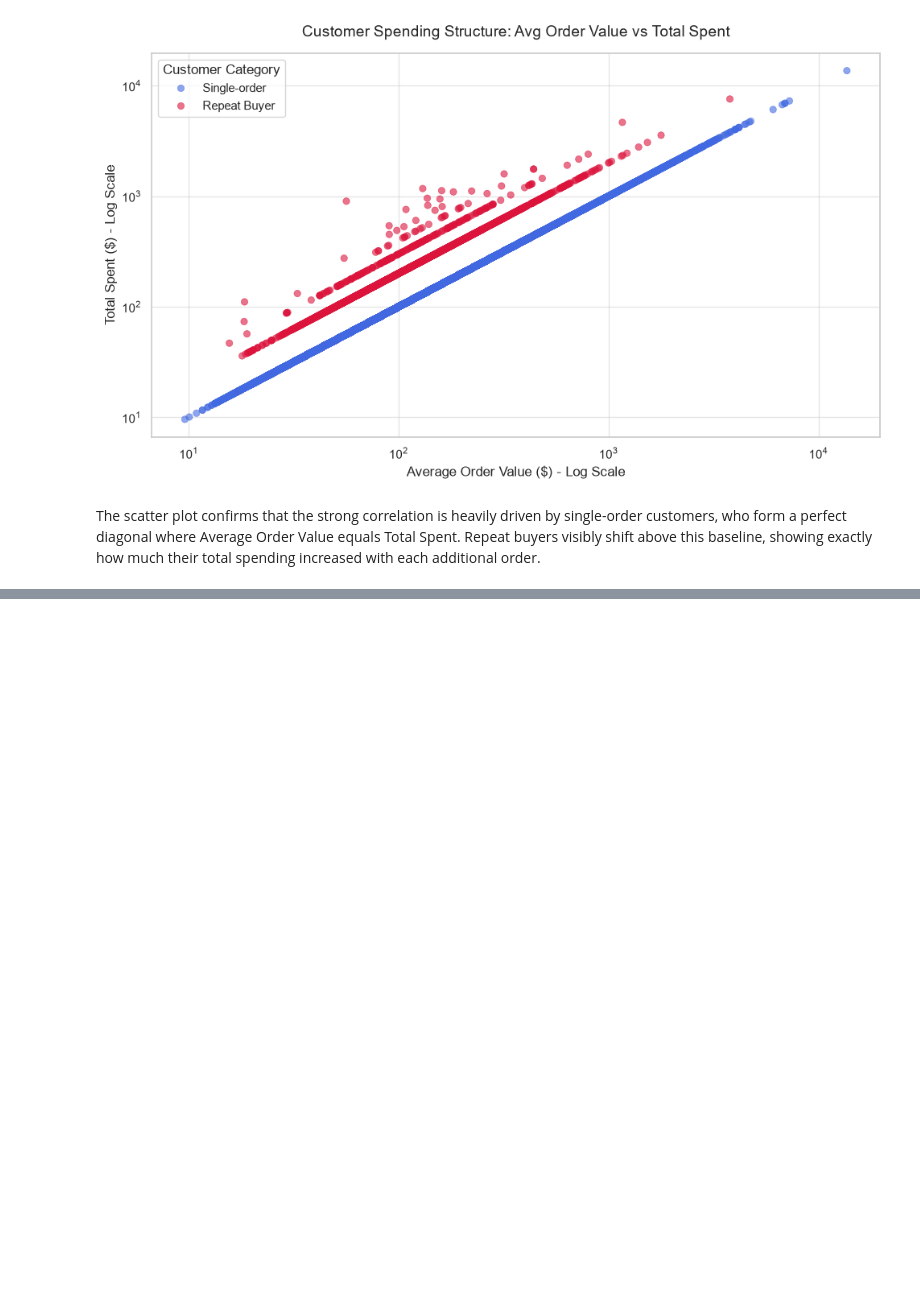
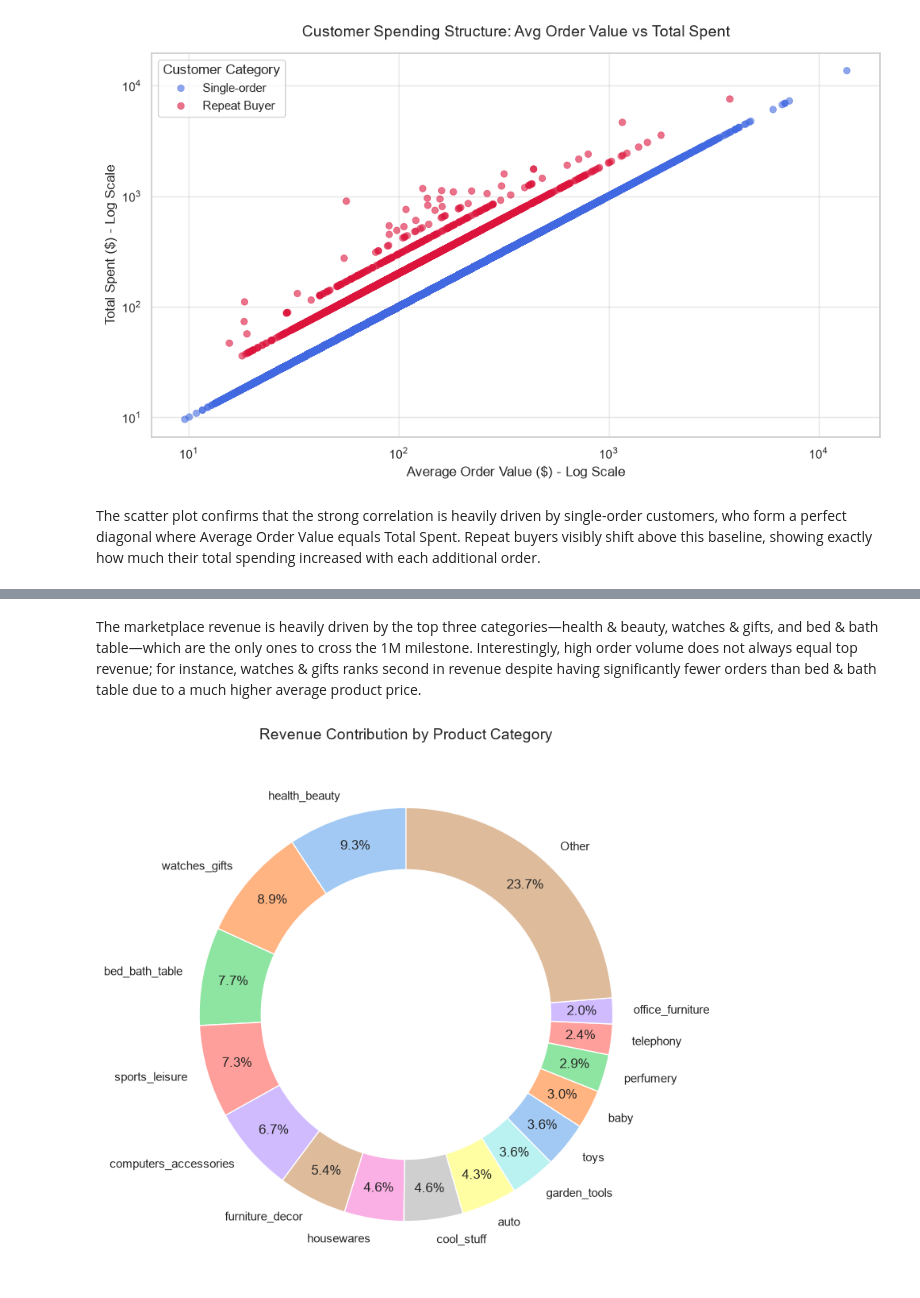
Before and after one commit to MarKotyn/olist-ecommerce-customer-analytics, a Jupyter notebook: python/notebooks/02_eda.ipynb, the cells around one changed output, grey strips where cells are left out. Saved outputs shown, nothing was run; the diff lists cells and outputs as text; code cells hidden in the pictures; blank space fills up the shorter version.

Commit message:
EDA for Products Summary - trends, top categories, Pareto

```diff
--- a/python/notebooks/02_eda.ipynb
+++ b/python/notebooks/02_eda.ipynb
@@ -260,0 +274,37 @@ The scatter plot confirms that the strong correlation is heavily driven by singl
+# %% [markdown]
+The marketplace revenue is heavily driven by the top three categories—health & beauty, watches & gifts, and bed & bath table—which are the only ones to cross the 1M milestone. Interestingly, high order volume does not always equal top revenue; for instance, watches & gifts ranks second in revenue despite having significantly fewer orders than bed & bath table due to a much higher average product price.
+# %%
+df_products["revenue_share"] = (df_products["total_revenue"] / df_products["total_revenue"].sum() * 100)
+# %%
+top_15 = df_products.sort_values(by="total_revenue", ascending=False).head(15)
+other_revenue = df_products.sort_values(
+    by="total_revenue", ascending=False
+).iloc[15:]["total_revenue"].sum()
+
+donut_data = pd.DataFrame(
+    {
+        "category": list(top_15["product_category_name"]) + ["Other"],
+        "revenue": list(top_15["total_revenue"]) + [other_revenue],
+    }
+)
+
+plt.figure(figsize=(8, 8))
+colors = sns.color_palette("pastel")[0:16]
+plt.pie(
+    donut_data["revenue"],
+    labels=donut_data["category"],
+    autopct="%1.1f%%",
+    startangle=90,
+    colors=colors,
+    pctdistance=0.85,
+)
+
+centre_circle = plt.Circle((0, 0), 0.70, fc="white")
+fig = plt.gcf()
+fig.gca().add_artist(centre_circle)
+
+plt.title("Revenue Contribution by Product Category", fontsize=14, pad=15)
+plt.tight_layout()
+plt.show()
+# %% [output]
+[figure, added]
```
Also changed, not shown: parts of 9 cells of this notebook.
